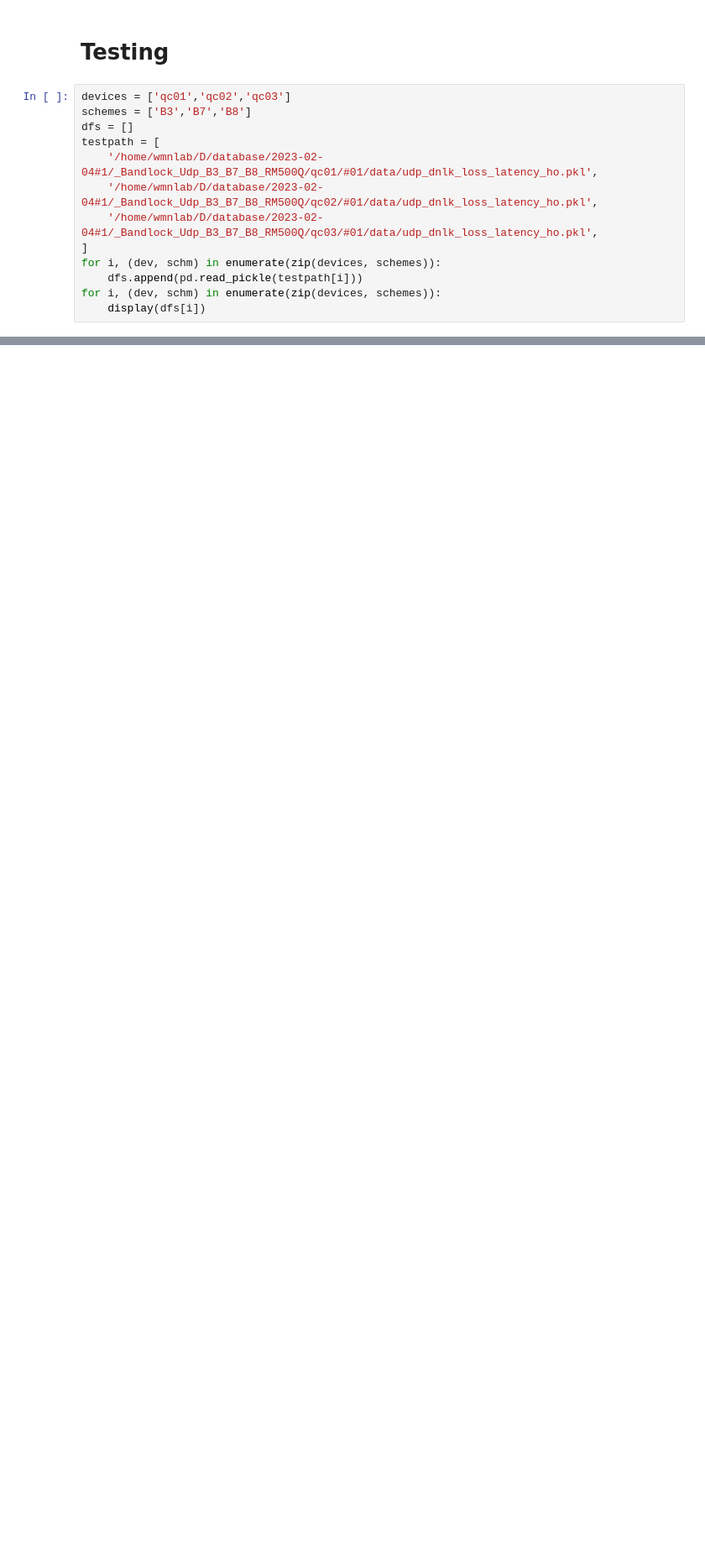
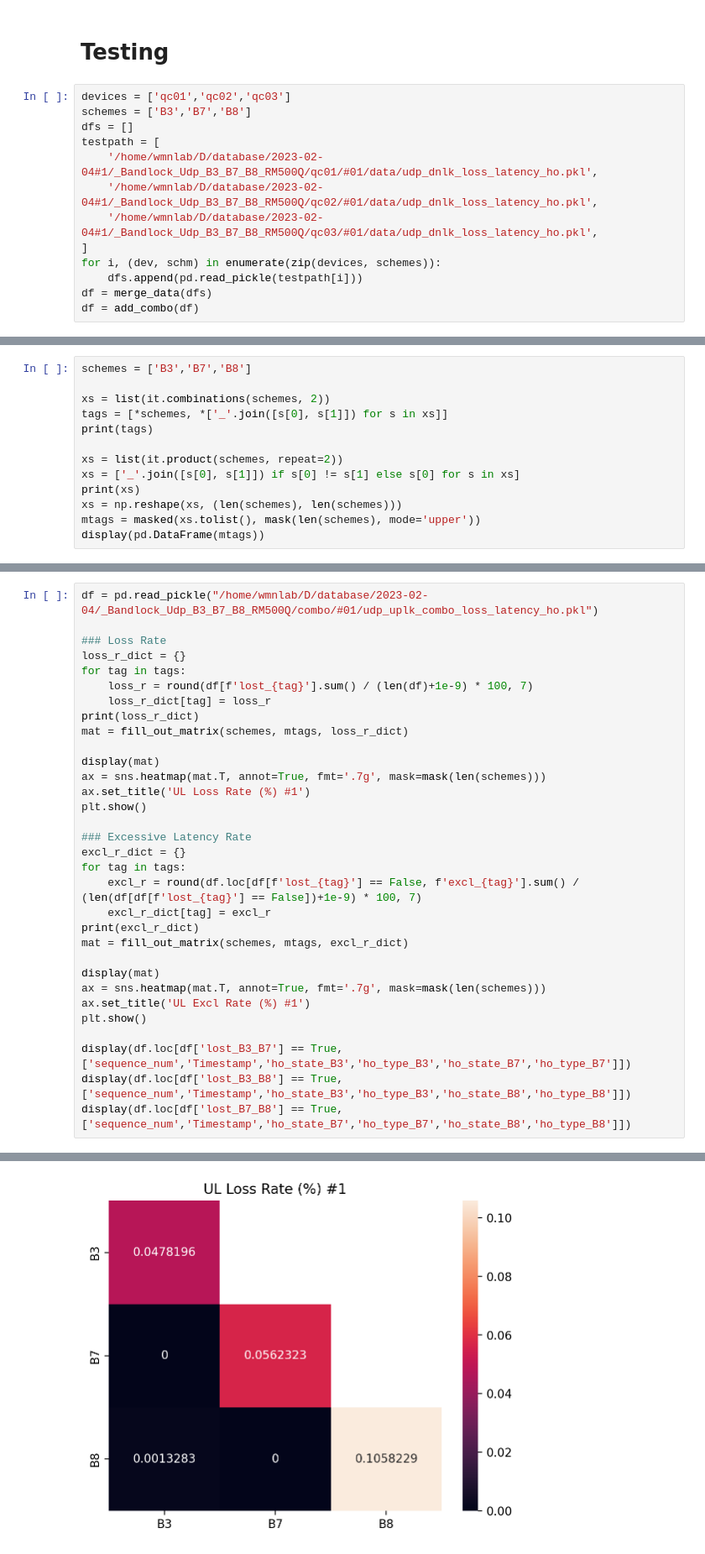
Before and after one commit to mollyy0514/wmnl-handoff-research, a Jupyter notebook: code-test/combine_data.ipynb, the cells around one changed output, grey strips where cells are left out. Shown at 84% size. Saved outputs shown, nothing was run; the diff lists cells and outputs as text; blank space fills up the shorter version.

```diff
--- a/code-test/combine_data.ipynb
+++ b/code-test/combine_data.ipynb
@@ -77,5 +76,5 @@ testpath = [
 ]
 for i, (dev, schm) in enumerate(zip(devices, schemes)):
     dfs.append(pd.read_pickle(testpath[i]))
-for i, (dev, schm) in enumerate(zip(devices, schemes)):
-    display(dfs[i])
+df = merge_data(dfs)
+df = add_combo(df)
@@ -121,0 +218,13 @@ for i, (dev, schm) in enumerate(zip(devices, schemes)):
+# %%
+schemes = ['B3','B7','B8']
+
+xs = list(it.combinations(schemes, 2))
+tags = [*schemes, *['_'.join([s[0], s[1]]) for s in xs]]
+print(tags)
+
+xs = list(it.product(schemes, repeat=2))
+xs = ['_'.join([s[0], s[1]]) if s[0] != s[1] else s[0] for s in xs]
+print(xs)
+xs = np.reshape(xs, (len(schemes), len(schemes)))
+mtags = masked(xs.tolist(), mask(len(schemes), mode='upper'))
+display(pd.DataFrame(mtags))
@@ -121,0 +249,33 @@ for i, (dev, schm) in enumerate(zip(devices, schemes)):
+# %%
+df = pd.read_pickle("/home/wmnlab/D/database/2023-02-04/_Bandlock_Udp_B3_B7_B8_RM500Q/combo/#01/udp_uplk_combo_loss_latency_ho.pkl")
+
+### Loss Rate
+loss_r_dict = {}
+for tag in tags:
+    loss_r = round(df[f'lost_{tag}'].sum() / (len(df)+1e-9) * 100, 7)
+    loss_r_dict[tag] = loss_r
+print(loss_r_dict)
+mat = fill_out_matrix(schemes, mtags, loss_r_dict)
+
+display(mat)
+ax = sns.heatmap(mat.T, annot=True, fmt='.7g', mask=mask(len(schemes)))
+ax.set_title('UL Loss Rate (%) #1')
+plt.show()
+
+### Excessive Latency Rate
+excl_r_dict = {}
+for tag in tags:
+    excl_r = round(df.loc[df[f'lost_{tag}'] == False, f'excl_{tag}'].sum() / (len(df[df[f'lost_{tag}'] == False])+1e-9) * 100, 7)
+    excl_r_dict[tag] = excl_r
+print(excl_r_dict)
+mat = fill_out_matrix(schemes, mtags, excl_r_dict)
+
+display(mat)
+ax = sns.heatmap(mat.T, annot=True, fmt='.7g', mask=mask(len(schemes)))
+ax.set_title('UL Excl Rate (%) #1')
+plt.show()
+
+display(df.loc[df['lost_B3_B7'] == True, ['sequence_num','Timestamp','ho_state_B3','ho_type_B3','ho_state_B7','ho_type_B7']])
+display(df.loc[df['lost_B3_B8'] == True, ['sequence_num','Timestamp','ho_state_B3','ho_type_B3','ho_state_B8','ho_type_B8']])
+display(df.loc[df['lost_B7_B8'] == True, ['sequence_num','Timestamp','ho_state_B7','ho_type_B7','ho_state_B8','ho_type_B8']])
+# %% [output]
@@ -121,0 +287 @@ for i, (dev, schm) in enumerate(zip(devices, schemes)):
+[figure, added]
```
Also changed, not shown: parts of 28 cells of this notebook, 7 other files.
